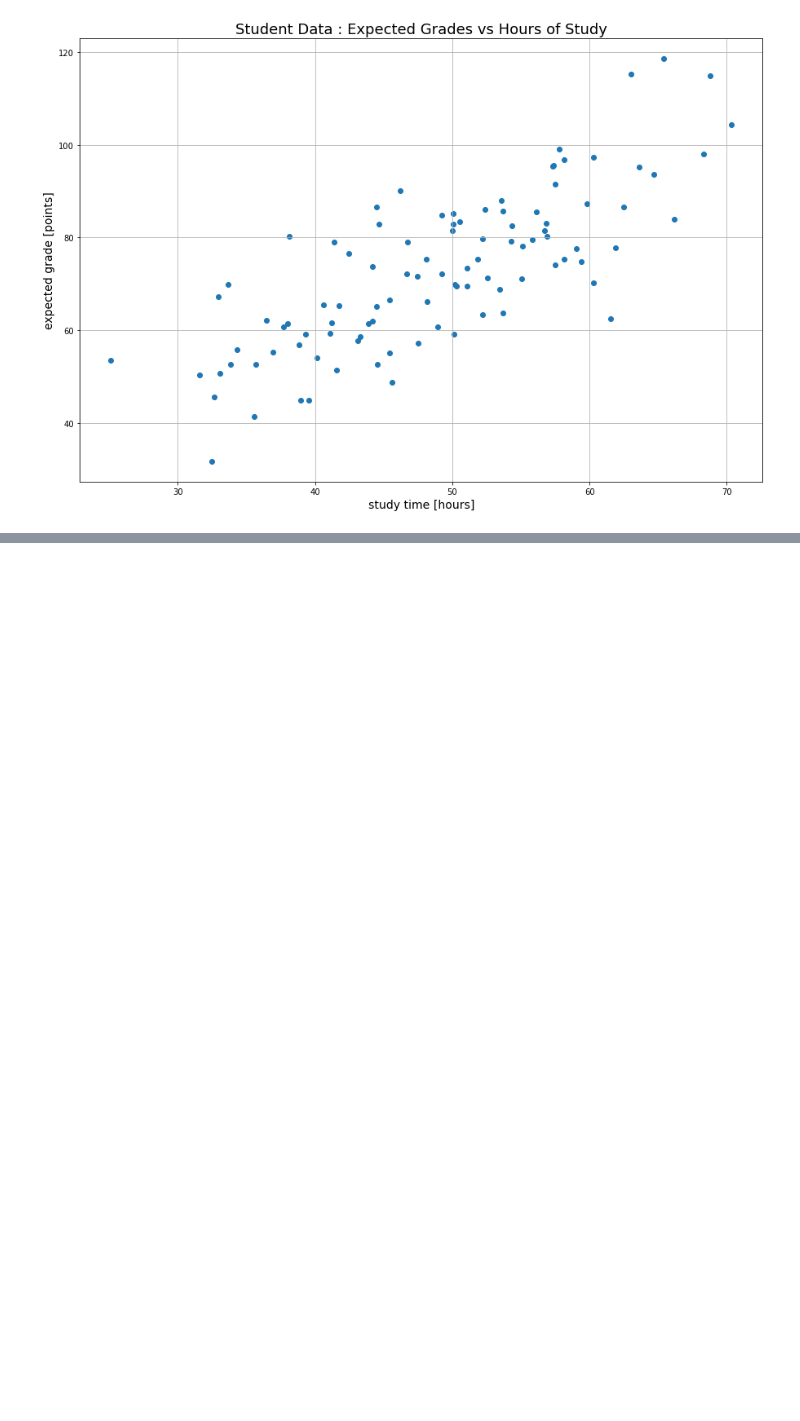
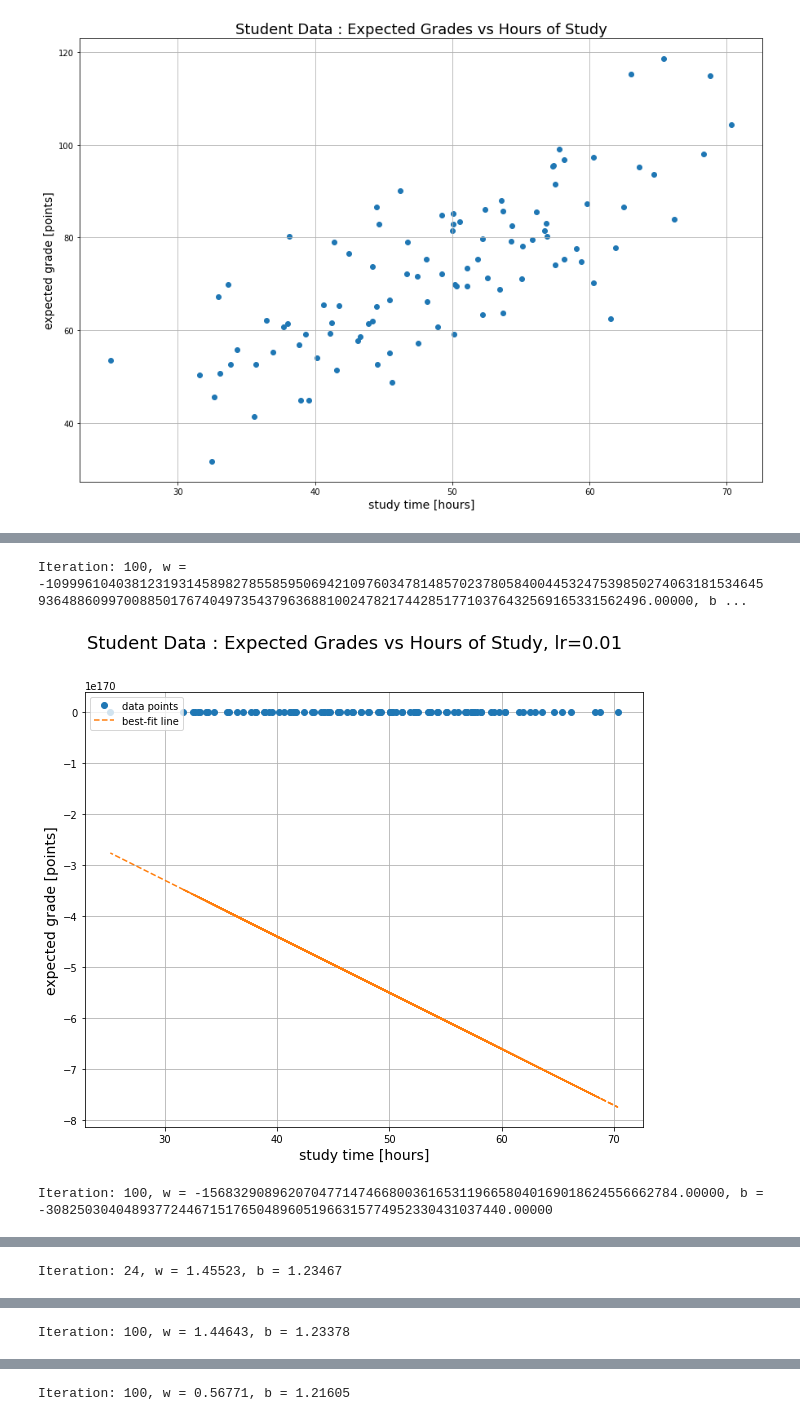
Before and after one commit to 2U1/NN, a Jupyter notebook: Assignment1/gradient_descent.ipynb, the cells around one changed output, grey strips where cells are left out. Saved outputs shown, nothing was run; the diff lists cells and outputs as text; code cells hidden in the pictures; blank space fills up the shorter version.

```diff
--- a/Assignment1/gradient_descent.ipynb
+++ b/Assignment1/gradient_descent.ipynb
@@ -84,5 +128,32 @@ def gradient_descent(gradient, X, Y, initial, learning_rate=0.001, max_iter=100,
 # %% [markdown]
 ## Part2
+# %%
+def experiment(X, Y, lrs):
+    for lr in lrs:
+        # Initialize the parameters
+        np.random.seed(119)
+        init_weight = np.random.normal(0,1)
+        init_bias = np.random.normal(0,1)
+        initial = [init_weight, init_bias]
+        # Start the gradient descent
+        grad = gradient(lr)
+        w, b, loss_hist = gradient_descent(grad, X, Y, initial, learning_rate=lr, max_iter=100, stop_tolerance=1e-3, online_loss_plot=False, online_surf_plot=False)
+        iteration = len(loss_hist)
+        # Print the final results
+        print("Iteration: {0}, w = {1:.5f}, b = {2:.5f}".format(iteration, w, b))
+        # Plot the loss function
+        y_hat = [w * x_i + b for x_i in X]
+
+        # plot data and best-fit lines
+        fig = plt.figure(figsize=(10,8))
+        plt.plot(X, Y, 'o', X, y_hat, '--')
+        plt.legend(loc='upper left', labels=['data points', 'best-fit line', 'numpy line'])
+
+        fig.suptitle('Student Data : Expected Grades vs Hours of Study, lr={}'.format(lr), fontsize=18)
+        plt.xlabel('study time [hours]', fontsize=14)
+        plt.ylabel('expected grade [points]', fontsize=14)
+        plt.grid()
+        plt.show()
 # %%
 data = np.genfromtxt('https://raw.githubusercontent.com/kaustubholpadkar/Linear_Regression-Gradient_Descent-Octave/master/data.csv', delimiter=',')
 print(data.shape)
@@ -130,0 +201,7 @@ plt.show()
+# %%
+learning_rates = [1e-2, 1e-3, 1e-4, 1e-5, 1e-6]
+experiment(X, Y, learning_rates)
+# %% [output]
+Iteration: 100, w = -10999610403812319314589827855859506942109760347814857023780584004453247539850274063181534645936488609970088501767404973543796368810024782174428517710376432569165331562496.00000, b ...
+[figure, added]
+Iteration: 100, w = -1568329089620704771474668003616531196658040169018624556662784.00000, b = -30825030404893772446715176504896051966315774952330431037440.00000
@@ -130,0 +209 @@ plt.show()
+Iteration: 24, w = 1.45523, b = 1.23467
@@ -130,0 +211 @@ plt.show()
+Iteration: 100, w = 1.44643, b = 1.23378
@@ -130,0 +213 @@ plt.show()
+Iteration: 100, w = 0.56771, b = 1.21605
```
Also changed, not shown: parts of 13 cells of this notebook.
